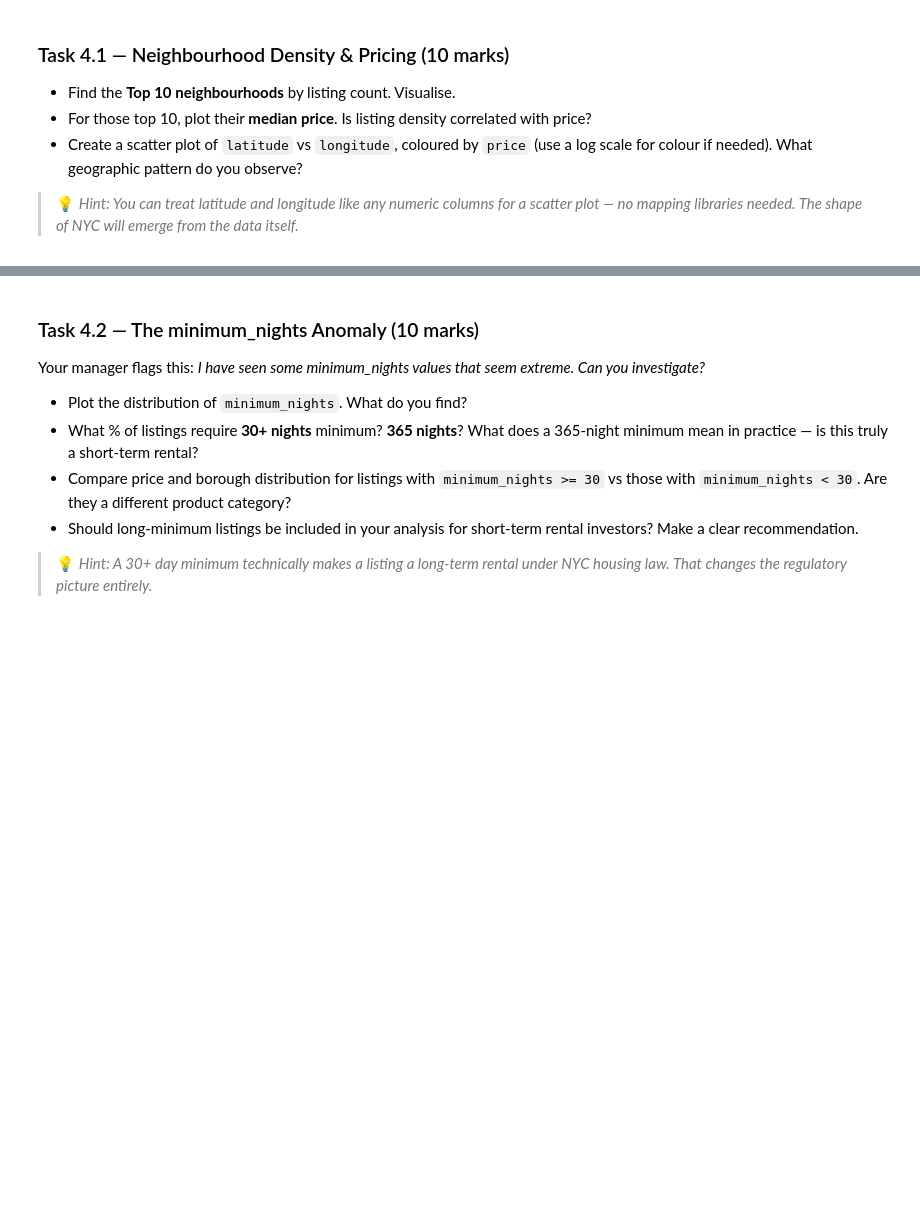
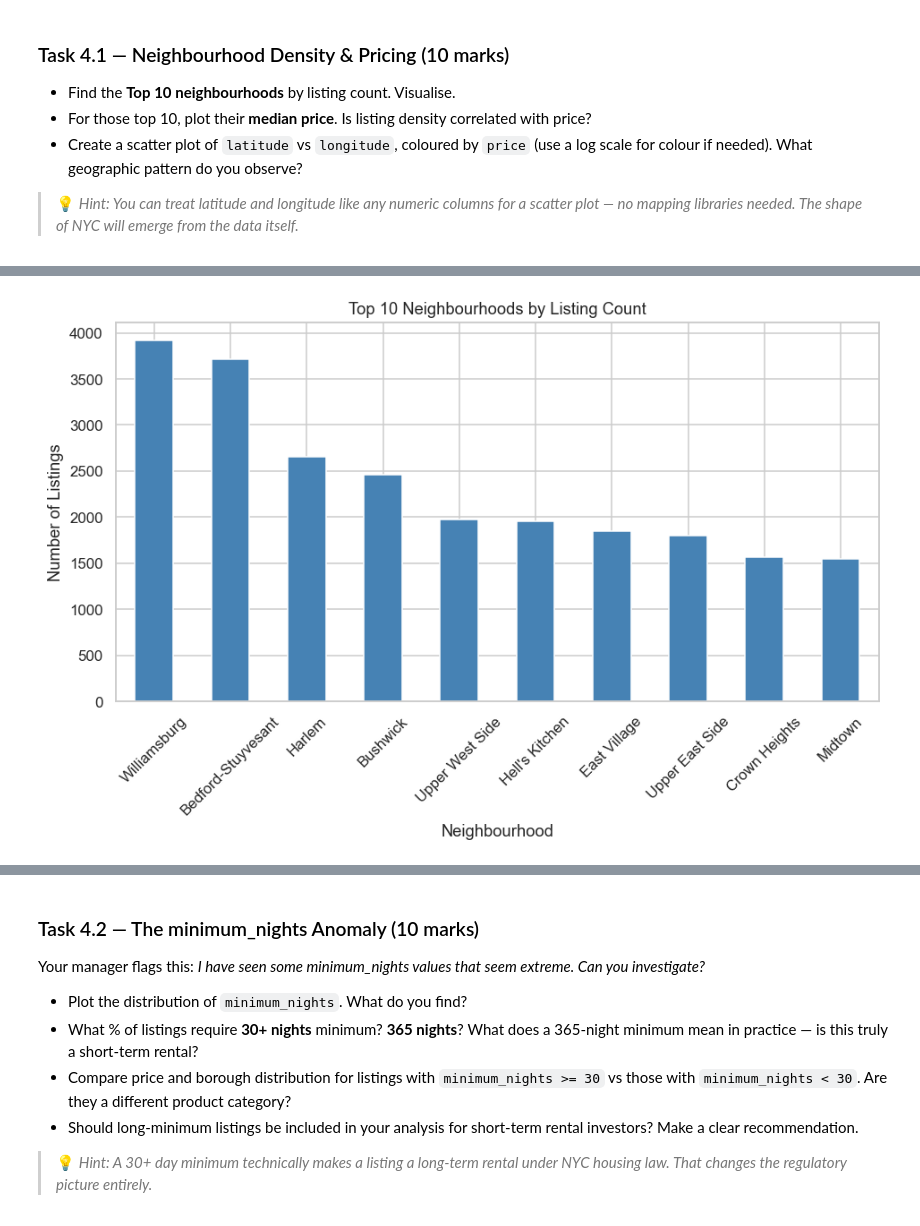
Before and after one commit to tashfeen786/Netsol-week-2, a Jupyter notebook: EDA_Assignment_NYC_Airbnb .ipynb, the cells around one changed output, grey strips where cells are left out. Cells and saved outputs as stored; diff of their text form; code cells hidden in the pictures; blank space fills up the shorter version.

```diff
--- a/EDA_Assignment_NYC_Airbnb .ipynb
+++ b/EDA_Assignment_NYC_Airbnb .ipynb
@@ -885,0 +881,6 @@ Your investors will ask: *Where exactly should we buy?*
+# %%
+# Your code here
+top10 = df['neighbourhood'].value_counts().head(10)
+
+print("Top 10 Neighbourhoods:")
+print(top10)
@@ -885,0 +901,12 @@ Your investors will ask: *Where exactly should we buy?*
+# %%
+plt.figure(figsize=(10, 5))
+
+top10.plot(kind='bar', color='steelblue', edgecolor='white')
+
+plt.title('Top 10 Neighbourhoods by Listing Count')
+plt.xlabel('Neighbourhood')
+plt.ylabel('Number of Listings')
+plt.xticks(rotation=45)
+plt.show()
+# %% [output]
+[figure, added]
```
Also changed, not shown: parts of 7 cells of this notebook.
